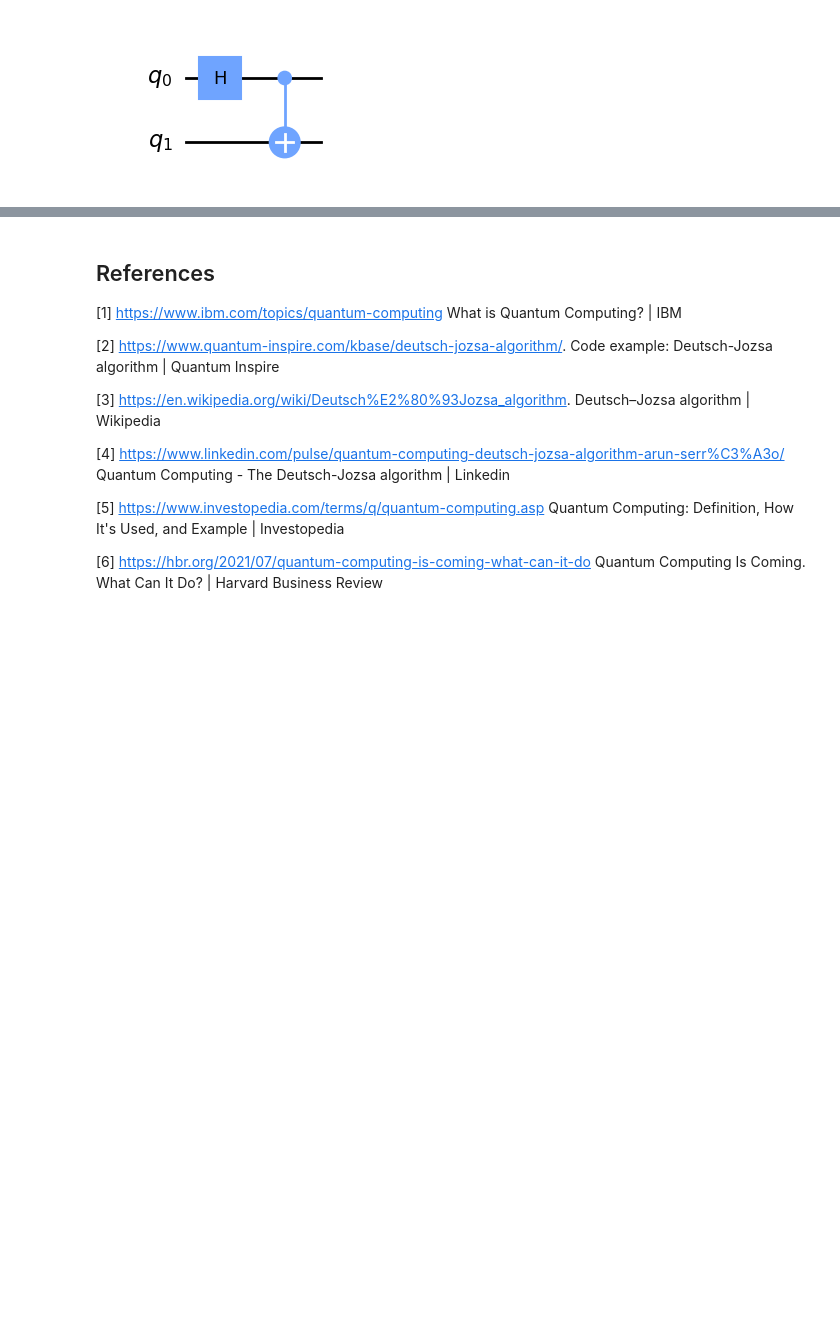
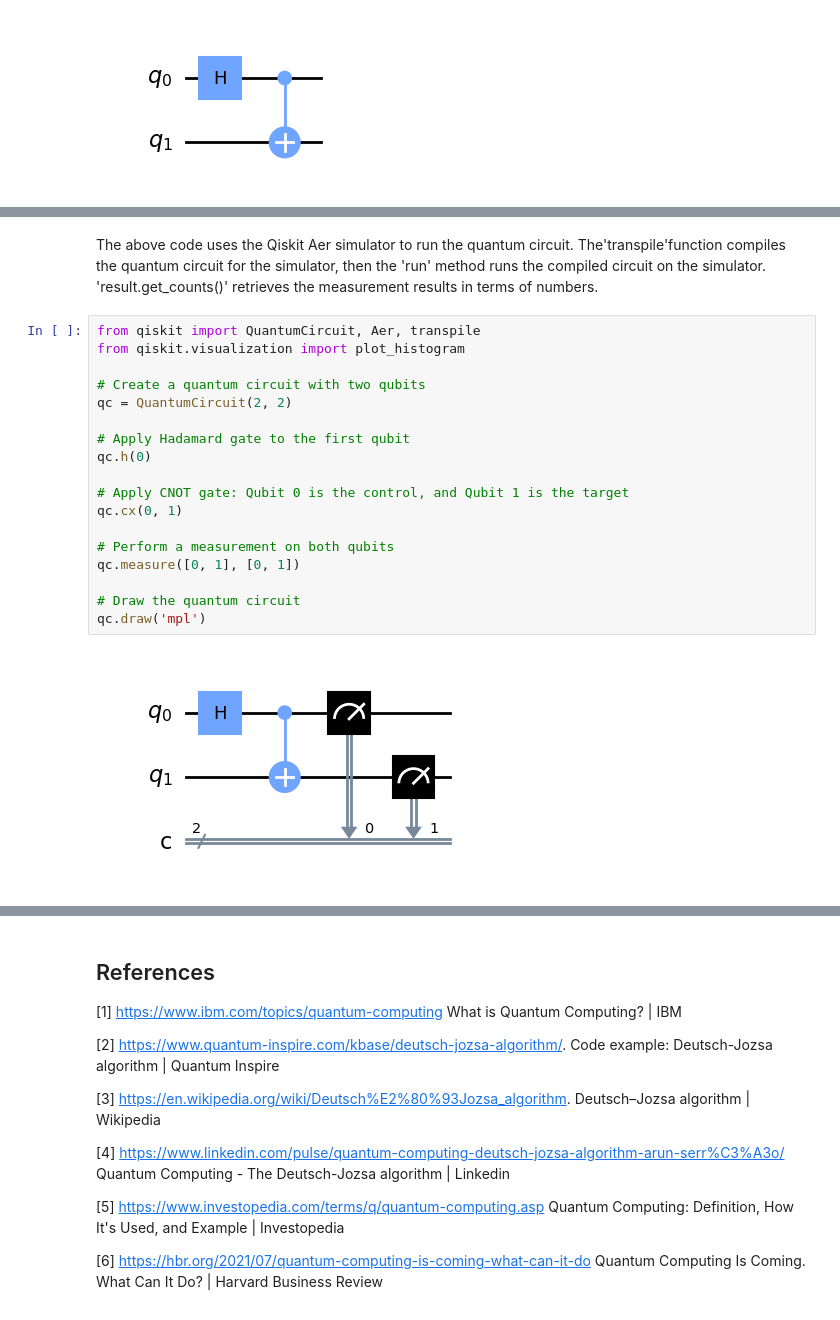
Before and after one commit to davidamankwah/Emerging_Technology, a Jupyter notebook: notebooks/project.ipynb, the cells around one changed output, grey strips where cells are left out. Drawn from its saved outputs; the diff is of its cells as text; blank space fills up the shorter version.

```diff
--- a/notebooks/project.ipynb
+++ b/notebooks/project.ipynb
@@ -54,0 +86,22 @@ qc.draw('mpl')
+# %% [markdown]
+The above code uses the Qiskit Aer simulator to run the quantum circuit. The'transpile'function compiles the quantum circuit for the simulator, then the 'run' method runs the compiled circuit on the simulator. 'result.get_counts()' retrieves the measurement results in terms of numbers.
+# %%
+from qiskit import QuantumCircuit, Aer, transpile
+from qiskit.visualization import plot_histogram
+
+# Create a quantum circuit with two qubits
+qc = QuantumCircuit(2, 2)
+
+# Apply Hadamard gate to the first qubit
+qc.h(0)
+
+# Apply CNOT gate: Qubit 0 is the control, and Qubit 1 is the target
+qc.cx(0, 1)
+
+# Perform a measurement on both qubits
+qc.measure([0, 1], [0, 1])
+
+# Draw the quantum circuit
+qc.draw('mpl')
+# %% [output]
+[figure, added]
```
Also changed, not shown: parts of 8 cells of this notebook, 1 other file.
